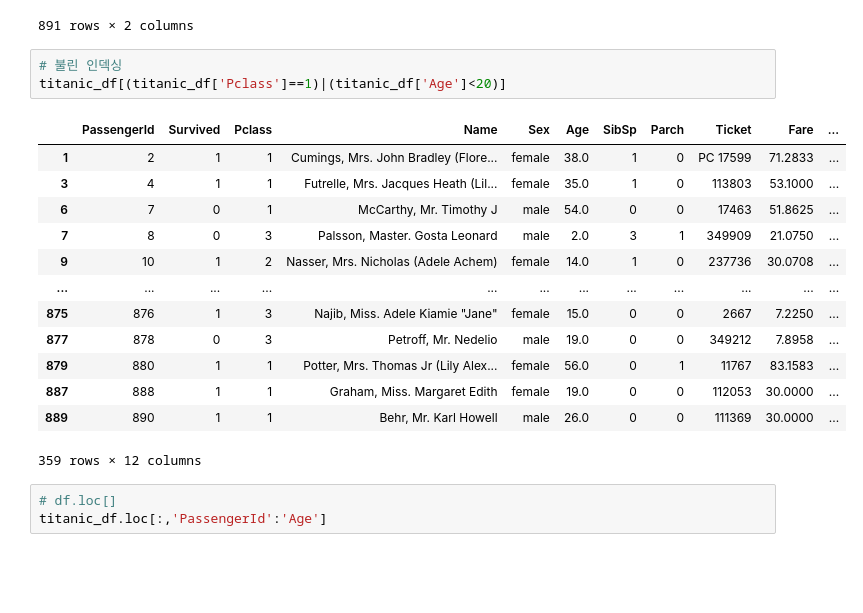
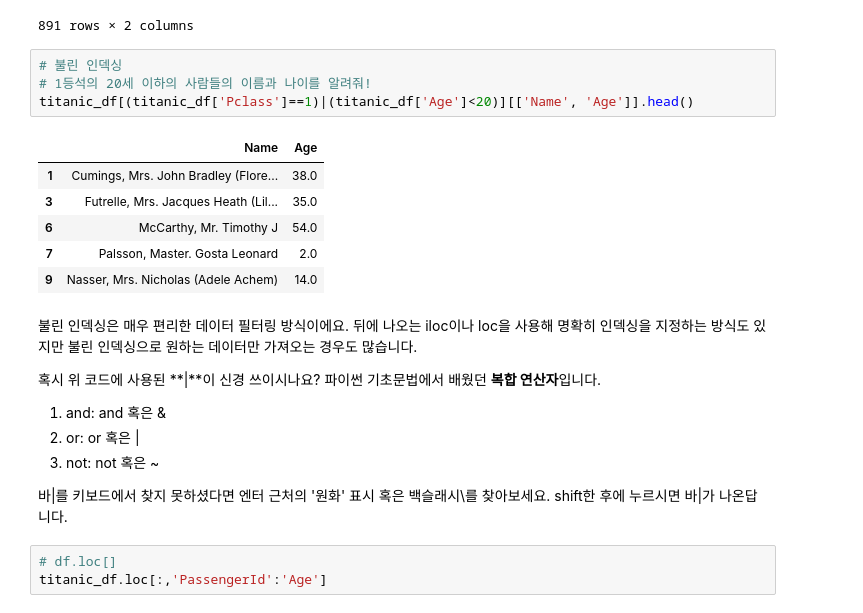
Before and after one commit to Team-COSADAMA/Data-Science-Intro, a Jupyter notebook: week1/week1.ipynb, the cells around one changed output. Saved outputs shown, nothing was run; the diff lists cells and outputs as text; blank space fills up the shorter version.

```diff
--- a/week1/week1.ipynb
+++ b/week1/week1.ipynb
@@ -408,21 +430,25 @@ titanic_df[['Pclass','Age']]
 891 rows × 2 columns
 # %%
 # 불린 인덱싱
-titanic_df[(titanic_df['Pclass']==1)|(titanic_df['Age']<20)]
+# 1등석의 20세 이하의 사람들의 이름과 나이를 알려줘!
+titanic_df[(titanic_df['Pclass']==1)|(titanic_df['Age']<20)][['Name', 'Age']].head()
 # %% [output]
-|  | PassengerId | Survived | Pclass | Name | Sex | Age | SibSp | Parch | Ticket | Fare | ... |
-| 1 | 2 | 1 | 1 | Cumings, Mrs. John Bradley (Flore... | female | 38.0 | 1 | 0 | PC 17599 | 71.2833 | ... |
-| 3 | 4 | 1 | 1 | Futrelle, Mrs. Jacques Heath (Lil... | female | 35.0 | 1 | 0 | 113803 | 53.1000 | ... |
-| 6 | 7 | 0 | 1 | McCarthy, Mr. Timothy J | male | 54.0 | 0 | 0 | 17463 | 51.8625 | ... |
-| 7 | 8 | 0 | 3 | Palsson, Master. Gosta Leonard | male | 2.0 | 3 | 1 | 349909 | 21.0750 | ... |
-| 9 | 10 | 1 | 2 | Nasser, Mrs. Nicholas (Adele Achem) | female | 14.0 | 1 | 0 | 237736 | 30.0708 | ... |
-| ... | ... | ... | ... | ... | ... | ... | ... | ... | ... | ... | ... |
-| 875 | 876 | 1 | 3 | Najib, Miss. Adele Kiamie "Jane" | female | 15.0 | 0 | 0 | 2667 | 7.2250 | ... |
-| 877 | 878 | 0 | 3 | Petroff, Mr. Nedelio | male | 19.0 | 0 | 0 | 349212 | 7.8958 | ... |
-| 879 | 880 | 1 | 1 | Potter, Mrs. Thomas Jr (Lily Alex... | female | 56.0 | 0 | 1 | 11767 | 83.1583 | ... |
-| 887 | 888 | 1 | 1 | Graham, Miss. Margaret Edith | female | 19.0 | 0 | 0 | 112053 | 30.0000 | ... |
-| 889 | 890 | 1 | 1 | Behr, Mr. Karl Howell | male | 26.0 | 0 | 0 | 111369 | 30.0000 | ... |
+|  | Name | Age |
+| 1 | Cumings, Mrs. John Bradley (Flore... | 38.0 |
+| 3 | Futrelle, Mrs. Jacques Heath (Lil... | 35.0 |
+| 6 | McCarthy, Mr. Timothy J | 54.0 |
+| 7 | Palsson, Master. Gosta Leonard | 2.0 |
+| 9 | Nasser, Mrs. Nicholas (Adele Achem) | 14.0 |
-359 rows × 12 columns
+# %% [markdown]
+불린 인덱싱은 매우 편리한 데이터 필터링 방식이에요. 뒤에 나오는 iloc이나 loc을 사용해 명확히 인덱싱을 지정하는 방식도 있지만 불린 인덱싱으로 원하는 데이터만 가져오는 경우도 많습니다.
+
+혹시 위 코드에 사용된 **|**이 신경 쓰이시나요? 파이썬 기초문법에서 배웠던 **복합 연산자**입니다.
+
+1. and: and 혹은 &
+2. or: or 혹은 |
+3. not: not 혹은 ~
+
+바|를 키보드에서 찾지 못하셨다면 엔터 근처의 '원화' 표시 혹은 백슬래시\를 찾아보세요. shift한 후에 누르시면 바|가 나온답니다.
 # %%
 # df.loc[]
 titanic_df.loc[:,'PassengerId':'Age']
```
Also changed, not shown: parts of 124 cells of this notebook.
